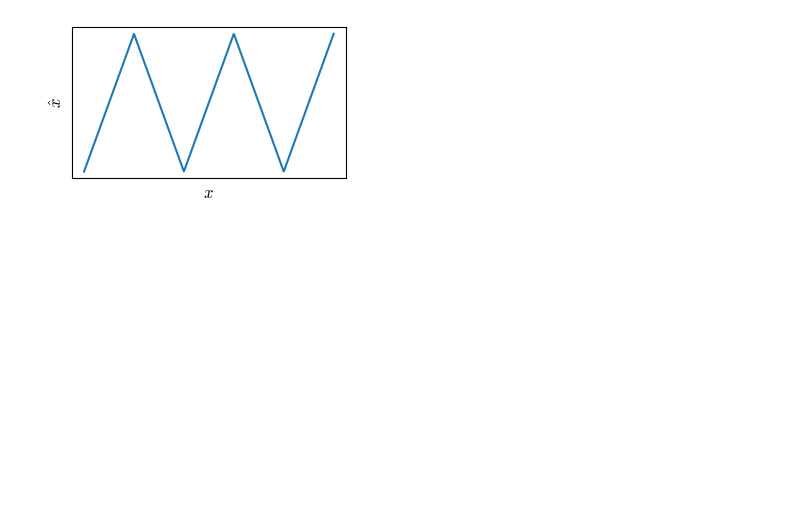
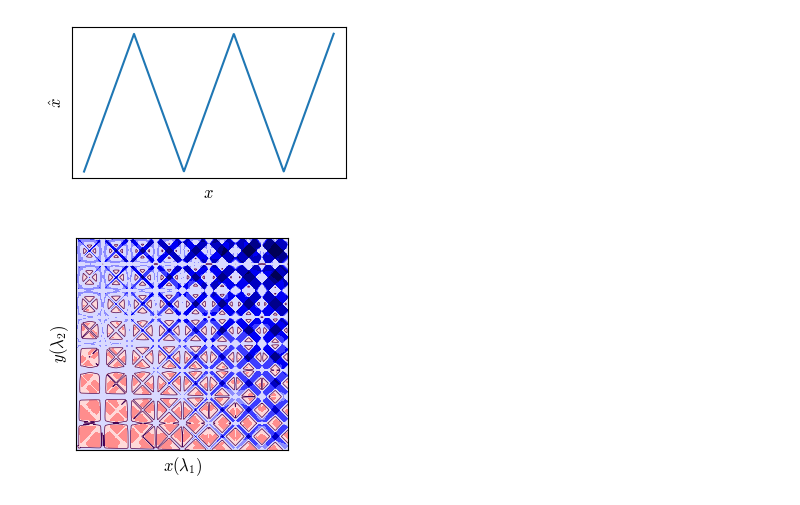
Before and after one commit to mkofler96/DeepSDF, a Jupyter notebook: evaluation_scripts/paper/03_generate_structure_screenshots.ipynb, the cells around one changed output. Saved outputs shown, nothing was run; the diff lists cells and outputs as text; code cells hidden in the pictures; blank space fills up the shorter version.

```diff
--- a/evaluation_scripts/paper/03_generate_structure_screenshots.ipynb
+++ b/evaluation_scripts/paper/03_generate_structure_screenshots.ipynb
@@ -156 +211,11 @@ plt.savefig(f"screenshots/structure_parameter_transform{graded_string}.png", dpi
+# %%
+fig, ax = plt.subplots(1, 1, figsize=(7/2.54, 7/2.54))
+scatter_contour_at_origin(sdf_struct, normal=(0,1,0), custom_axis=ax, res=1000)
+ax.set_xlabel(r"$x (\lambda_1)$")
+ax.set_ylabel(r"$y (\lambda_2)$")
+ax.set_xticks([])
+ax.set_yticks([])
+plt.savefig(f"screenshots/structure_sdf{graded_string}.png", dpi=600, bbox_inches="tight")
+# %% [output]
+[figure, added]
 # %%
```
Also changed, not shown: parts of 8 cells of this notebook, 49 other files.
